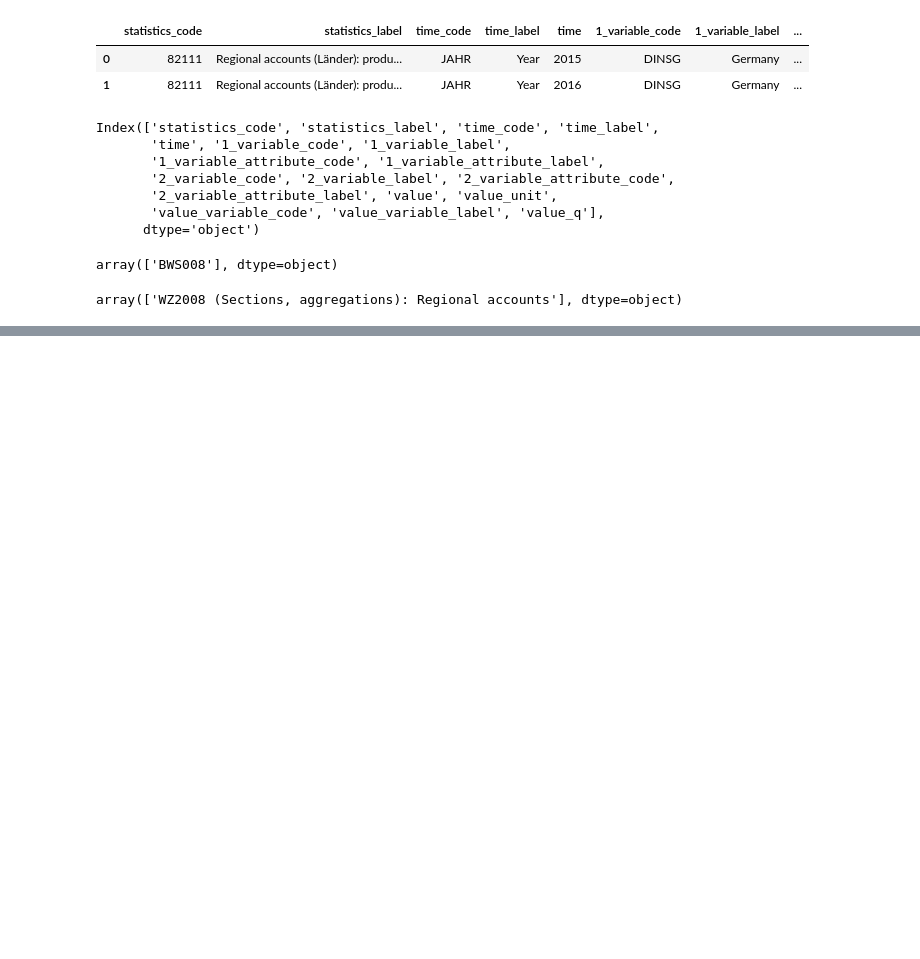
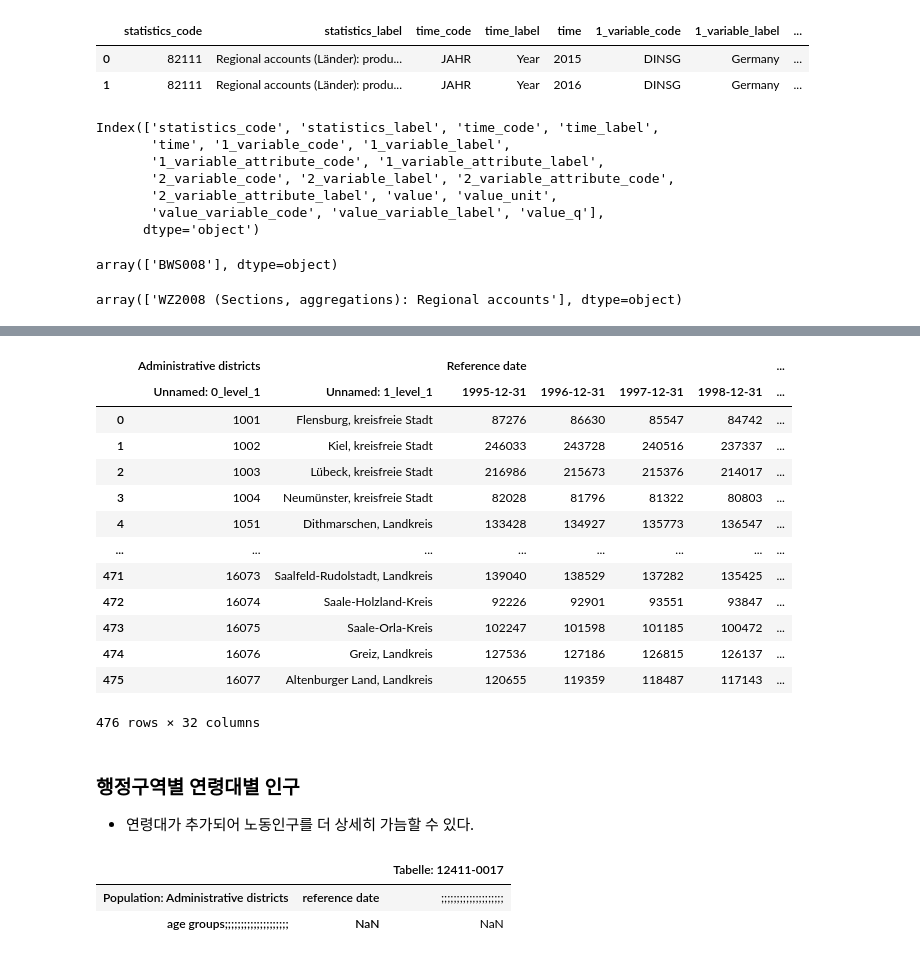
Before and after one commit to Kongalmengi/Stromverbrauch_Projekt, a Jupyter notebook: DateCheck.ipynb, the cells around one changed output, grey strips where cells are left out. Saved outputs shown, nothing was run; the diff lists cells and outputs as text; code cells hidden in the pictures; blank space fills up the shorter version.

```diff
--- a/DateCheck.ipynb
+++ b/DateCheck.ipynb
@@ -189,0 +276,3 @@ array(['WZ2008 (Sections, aggregations): Regional accounts'], dtype=object)
+# %%
+df_PbA_Ex = pd.read_excel('Data/population_by_admin_excel.xlsx', header=[3, 4], nrows=476)
+df_PbA_Ex.head(2)
@@ -189,0 +285,38 @@ array(['WZ2008 (Sections, aggregations): Regional accounts'], dtype=object)
+# %%
+# 이제 불필요한 값을 갖는 컬럼을 제거한다.
+# 불필요한 값을 갖는 컬럼 : 컬럼명에 .1이 붙는 추가컬럼.
+# 컬럼의 기본 자료형은 리스트. 그래서 컬럼 수정에는 리스트 컴프리핸션이 유용할 수 있다.
+# 또한 멀티 인덱스형 컬럼은 튜플을 인덱스로 갖는 리스트.
+
+columns_to_drop1 = [
+    col for col in df_PbA_Ex.columns
+    if isinstance(col, tuple) and col[1] is not None and col[1].endswith('.1')
+]
+df_PbA_Ex2 = df_PbA_Ex.drop(columns=columns_to_drop1, axis=1)
+df_PbA_Ex2
+# %% [output]
+|  | Administrative districts |  | Reference date |  |  |  | ... |
+|  | Unnamed: 0_level_1 | Unnamed: 1_level_1 | 1995-12-31 | 1996-12-31 | 1997-12-31 | 1998-12-31 | ... |
+| 0 | 1001 | Flensburg, kreisfreie Stadt | 87276 | 86630 | 85547 | 84742 | ... |
+| 1 | 1002 | Kiel, kreisfreie Stadt | 246033 | 243728 | 240516 | 237337 | ... |
+| 2 | 1003 | Lübeck, kreisfreie Stadt | 216986 | 215673 | 215376 | 214017 | ... |
+| 3 | 1004 | Neumünster, kreisfreie Stadt | 82028 | 81796 | 81322 | 80803 | ... |
+| 4 | 1051 | Dithmarschen, Landkreis | 133428 | 134927 | 135773 | 136547 | ... |
+| ... | ... | ... | ... | ... | ... | ... | ... |
+| 471 | 16073 | Saalfeld-Rudolstadt, Landkreis | 139040 | 138529 | 137282 | 135425 | ... |
+| 472 | 16074 | Saale-Holzland-Kreis | 92226 | 92901 | 93551 | 93847 | ... |
+| 473 | 16075 | Saale-Orla-Kreis | 102247 | 101598 | 101185 | 100472 | ... |
+| 474 | 16076 | Greiz, Landkreis | 127536 | 127186 | 126815 | 126137 | ... |
+| 475 | 16077 | Altenburger Land, Landkreis | 120655 | 119359 | 118487 | 117143 | ... |
+476 rows × 32 columns
+# %% [markdown]
+### 행정구역별 연령대별 인구
+- 연령대가 추가되어 노동인구를 더 상세히 가늠할 수 있다.
+# %%
+# 아무래도 xlsx 파일을 불러와야 할 듯 싶다.
+df_AAP = pd.read_csv('Data/admin_age_population.csv')
+df_AAP.head(2)
+# %% [output]
+|  |  | Tabelle: 12411-0017 |
+| Population: Administrative districts | reference date | ;;;;;;;;;;;;;;;;;;;; |
+| age groups;;;;;;;;;;;;;;;;;;;; | NaN | NaN |
```
Also changed, not shown: parts of 20 cells of this notebook, 1 other file.
